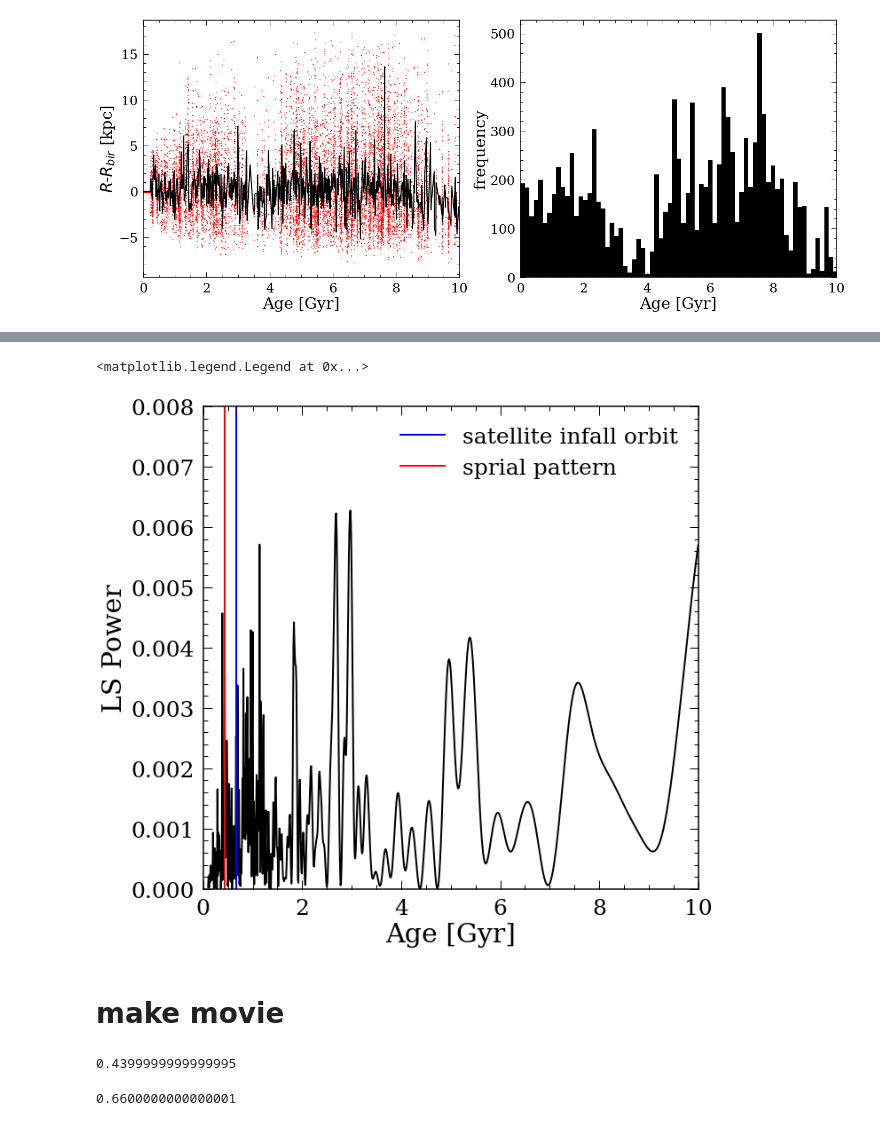
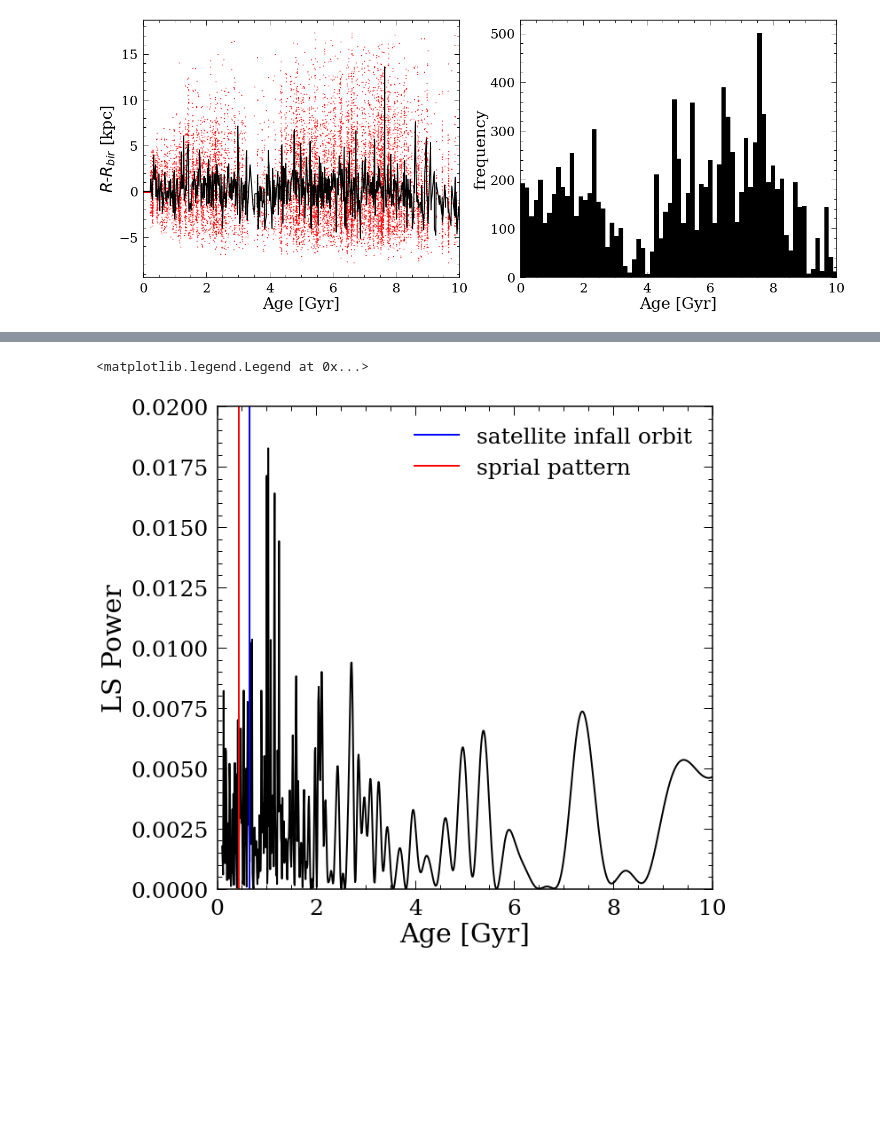
Before and after one commit to lyx12311/Subdiffusion, a Jupyter notebook: SimulationPSD.ipynb, the cells around one changed output, grey strips where cells are left out. Drawn from its saved outputs; the diff is of its cells as text; code cells hidden in the pictures; blank space fills up the shorter version.

```diff
--- a/SimulationPSD.ipynb
+++ b/SimulationPSD.ipynb
@@ -292,18 +241,16 @@ plt.legend(loc=3)
 # %%
 from astropy.timeseries import LombScargle
 periods = np.linspace(0.1, 10, 1000)
-power = LombScargle(age_order_sel, dr_order_sel).power(2*np.pi/periods)
+power = LombScargle(age_smooth_sel, dr_smooth_sel).power(2*np.pi/periods)
 # %%
 plt.plot(periods, np.array(power,dtype=float),'k-')
-plt.ylim([0,0.008])
+plt.ylim([0,0.02])
 plt.xlim([0,10])
 plt.plot([0.66,0.66],[0,1],'b-',label='satellite infall orbit')
 plt.plot([0.44,0.44],[0,1],'r-',label='sprial pattern')
 plt.xlabel('Age [Gyr]')
 plt.ylabel('LS Power')
 plt.legend()
 # %% [output]
 <matplotlib.legend.Legend at 0x...>
-[figure, old version]
+[figure, new version]
-# %% [markdown]
-# make movie
@@ -331,8 +256,0 @@ for i in trange(len(snaps)):
-# %%
-(3.11-2.89)*2
-# %% [output]
-0.4399999999999995
-# %%
-5.53-4.87
-# %% [output]
-0.6600000000000001
```
Also changed, not shown: parts of 18 cells of this notebook, 1 other file.
